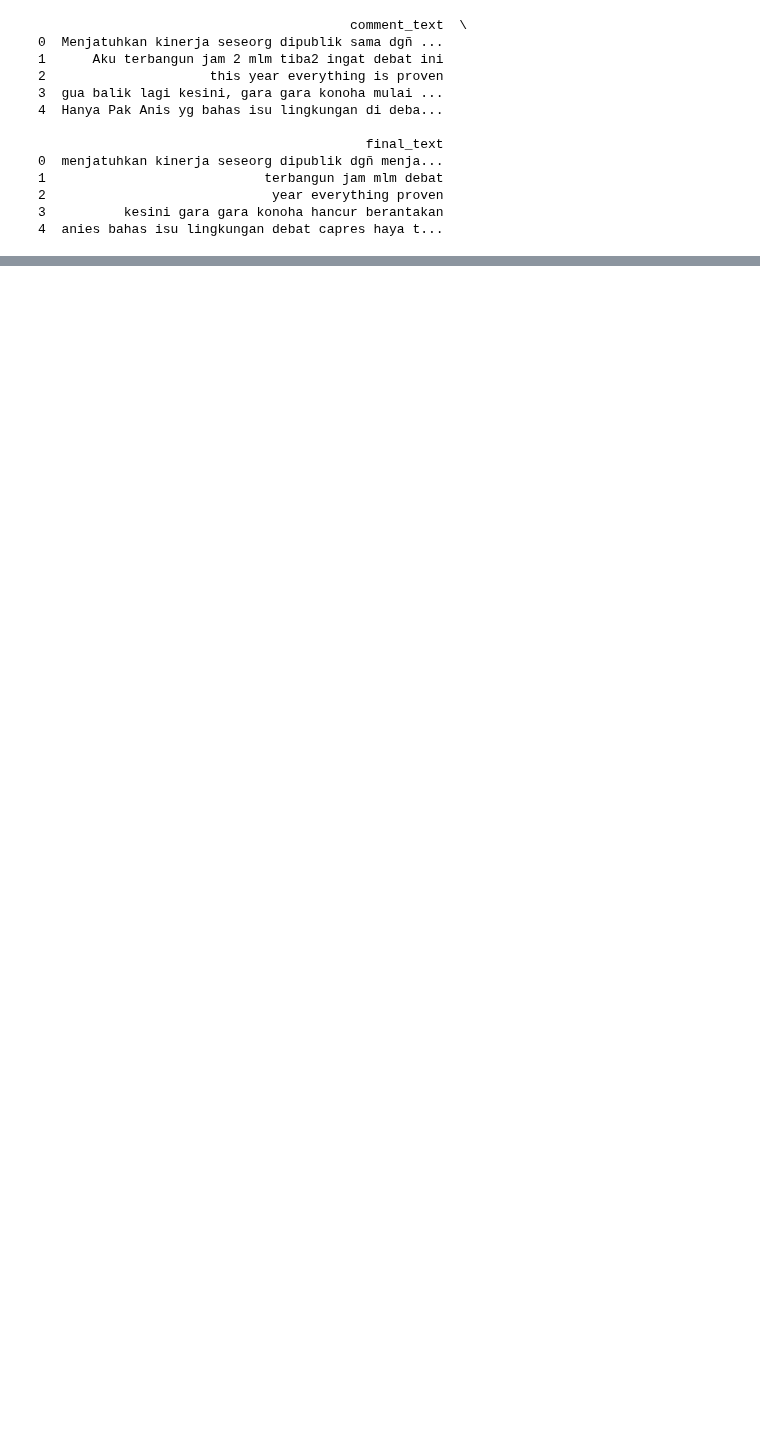
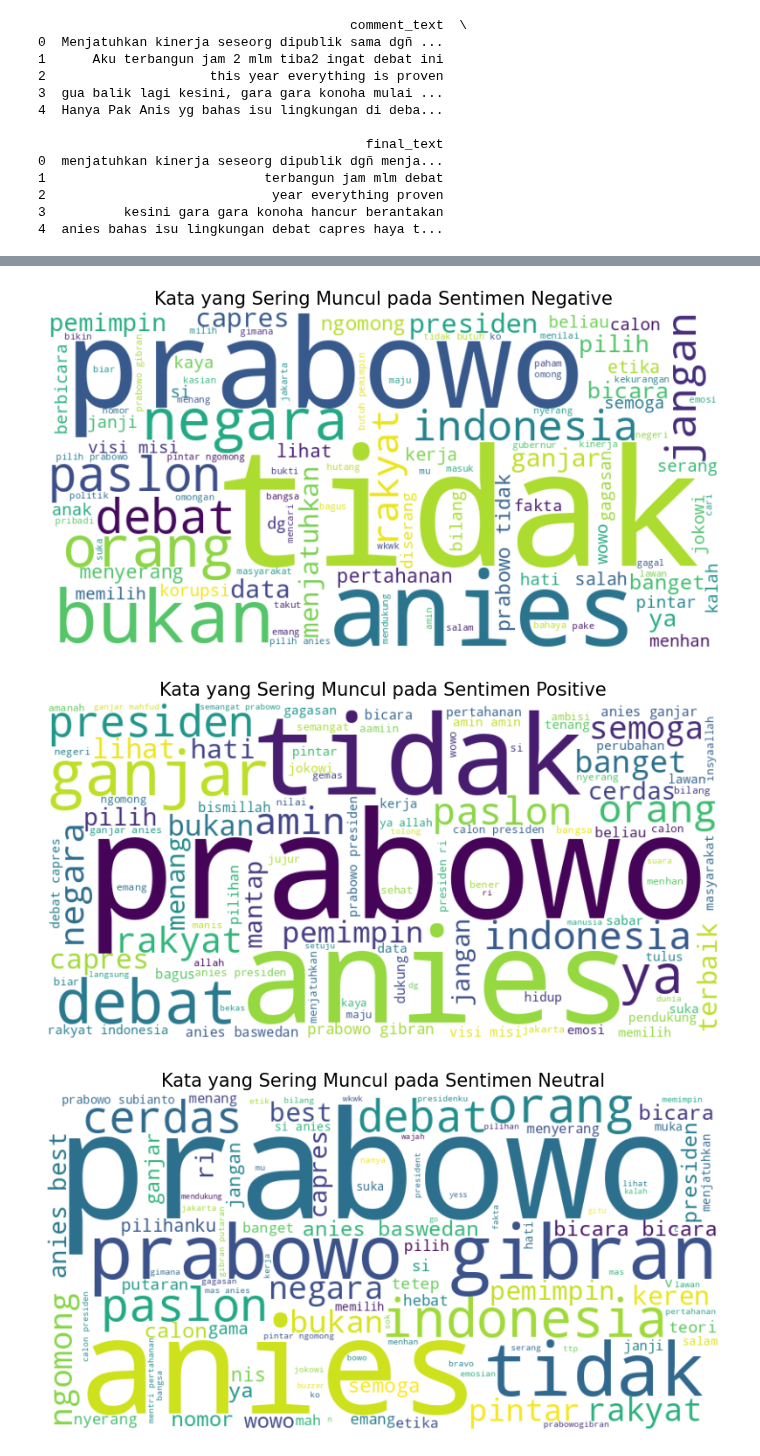
Before and after one commit to rfaoktvian/AnalisisSentimenDebatCapres2024, a Jupyter notebook: Analisis_sentimen_debat_capres2024.ipynb, the cells around one changed output, grey strips where cells are left out. Saved outputs shown, nothing was run; the diff lists cells and outputs as text; code cells hidden in the pictures; blank space fills up the shorter version.

```diff
--- a/Analisis_sentimen_debat_capres2024.ipynb
+++ b/Analisis_sentimen_debat_capres2024.ipynb
@@ -234,0 +359,29 @@ print(df[['comment_text', 'final_text']].head())
+# %%
+from wordcloud import WordCloud
+
+def show_wordcloud(sentiment):
+
+    text = " ".join(clean_df[clean_df['polarity'] == sentiment]['final_text'])
+
+    wordcloud = WordCloud(
+        width=800,
+        height=400,
+        background_color='white',
+        colormap='viridis',
+        max_words=100
+    ).generate(text)
+
+
+    plt.figure(figsize=(10, 5))
+    plt.imshow(wordcloud, interpolation='bilinear')
+    plt.title(f'Kata yang Sering Muncul pada Sentimen {sentiment.capitalize()}', fontsize=15)
+    plt.axis('off')
+    plt.show()
+
+
+for label in clean_df['polarity'].unique():
+    show_wordcloud(label)
+# %% [output]
+[figure, added]
+[figure, added]
+[figure, added]
```
Also changed, not shown: parts of 20 cells of this notebook.
